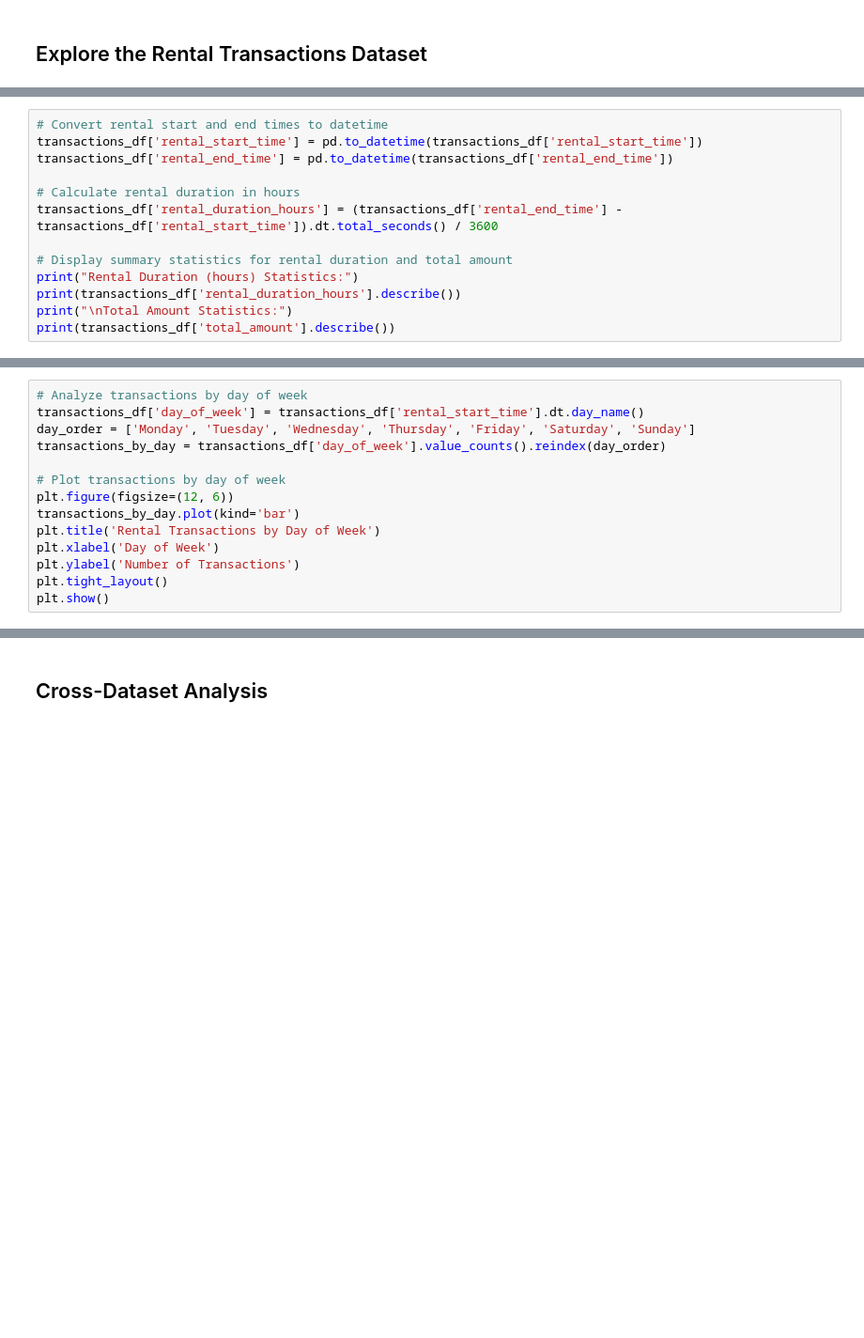
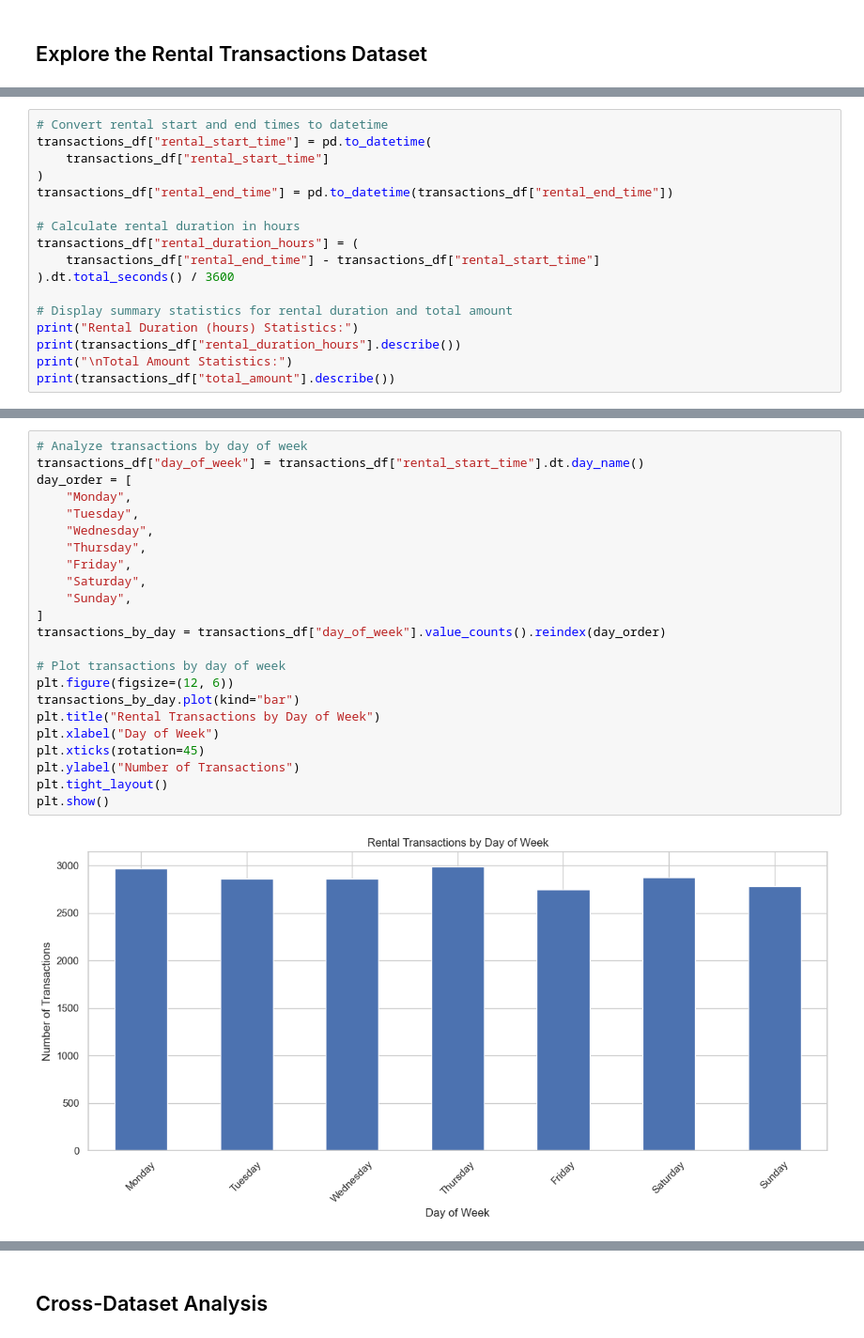
Before and after one commit to KPrince-coder/emr-big-data-processing, a Jupyter notebook: notebooks/data_exploration.ipynb, the cells around one changed output, grey strips where cells are left out. Shown: that part at 94% size. Drawn from its saved outputs; the diff is of its cells as text; blank space fills up the shorter version.

```diff
--- a/notebooks/data_exploration.ipynb
+++ b/notebooks/data_exploration.ipynb
@@ -154,13 +284,17 @@ transactions_df.isnull().sum()
 # %%
 # Convert rental start and end times to datetime
-transactions_df['rental_start_time'] = pd.to_datetime(transactions_df['rental_start_time'])
-transactions_df['rental_end_time'] = pd.to_datetime(transactions_df['rental_end_time'])
+transactions_df["rental_start_time"] = pd.to_datetime(
+    transactions_df["rental_start_time"]
+)
+transactions_df["rental_end_time"] = pd.to_datetime(transactions_df["rental_end_time"])
 
 # Calculate rental duration in hours
-transactions_df['rental_duration_hours'] = (transactions_df['rental_end_time'] - transactions_df['rental_start_time']).dt.total_seconds() / 3600
+transactions_df["rental_duration_hours"] = (
+    transactions_df["rental_end_time"] - transactions_df["rental_start_time"]
+).dt.total_seconds() / 3600
 
 # Display summary statistics for rental duration and total amount
 print("Rental Duration (hours) Statistics:")
-print(transactions_df['rental_duration_hours'].describe())
+print(transactions_df["rental_duration_hours"].describe())
 print("\nTotal Amount Statistics:")
-print(transactions_df['total_amount'].describe())
+print(transactions_df["total_amount"].describe())
@@ -167,16 +319,27 @@ print(transactions_df['total_amount'].describe())
 # %%
 # Analyze transactions by day of week
-transactions_df['day_of_week'] = transactions_df['rental_start_time'].dt.day_name()
-day_order = ['Monday', 'Tuesday', 'Wednesday', 'Thursday', 'Friday', 'Saturday', 'Sunday']
-transactions_by_day = transactions_df['day_of_week'].value_counts().reindex(day_order)
+transactions_df["day_of_week"] = transactions_df["rental_start_time"].dt.day_name()
+day_order = [
+    "Monday",
+    "Tuesday",
+    "Wednesday",
+    "Thursday",
+    "Friday",
+    "Saturday",
+    "Sunday",
+]
+transactions_by_day = transactions_df["day_of_week"].value_counts().reindex(day_order)
 
 # Plot transactions by day of week
 plt.figure(figsize=(12, 6))
-transactions_by_day.plot(kind='bar')
-plt.title('Rental Transactions by Day of Week')
-plt.xlabel('Day of Week')
-plt.ylabel('Number of Transactions')
+transactions_by_day.plot(kind="bar")
+plt.title("Rental Transactions by Day of Week")
+plt.xlabel("Day of Week")
+plt.xticks(rotation=45)
+plt.ylabel("Number of Transactions")
 plt.tight_layout()
 plt.show()
+# %% [output]
+[figure, added]
 # %%
 # Analyze transactions by hour of day
```
Also changed, not shown: parts of 25 cells of this notebook, 4 other files.
